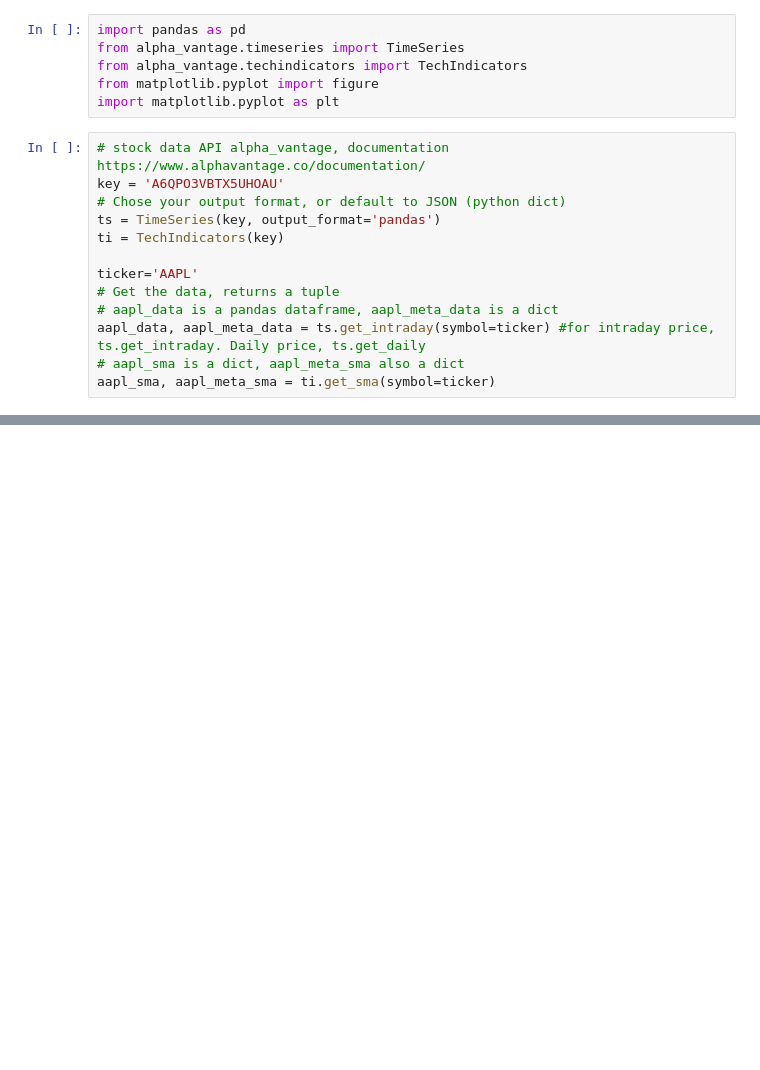
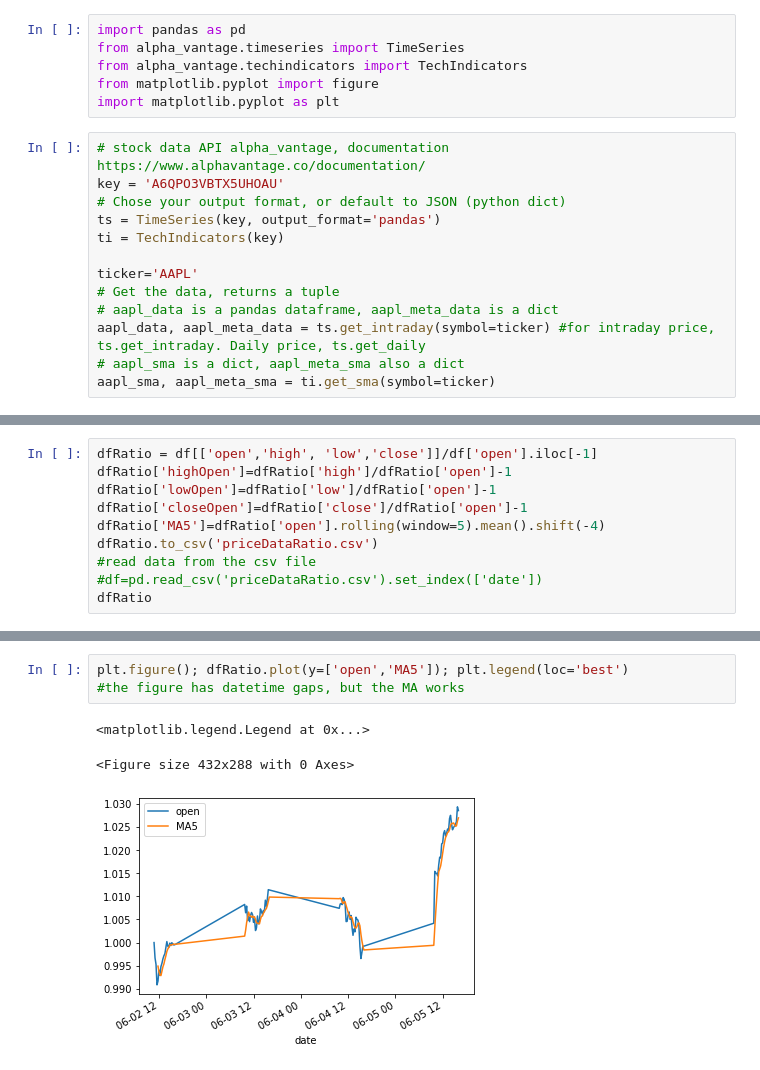
Before and after one commit to glenwang/AITrading, a Jupyter notebook: Trial1.ipynb, the cells around one changed output, grey strips where cells are left out. Drawn from its saved outputs; the diff is of its cells as text; blank space fills up the shorter version.

```diff
--- a/Trial1.ipynb
+++ b/Trial1.ipynb
@@ -61,0 +45,10 @@ dfRatio
+# %%
+dfRatio = df[['open','high', 'low','close']]/df['open'].iloc[-1]
+dfRatio['highOpen']=dfRatio['high']/dfRatio['open']-1
+dfRatio['lowOpen']=dfRatio['low']/dfRatio['open']-1
+dfRatio['closeOpen']=dfRatio['close']/dfRatio['open']-1
+dfRatio['MA5']=dfRatio['open'].rolling(window=5).mean().shift(-4)
+dfRatio.to_csv('priceDataRatio.csv')
+#read data from the csv file
+#df=pd.read_csv('priceDataRatio.csv').set_index(['date'])
+dfRatio
@@ -62,3 +70,10 @@ dfRatio
+# %%
+plt.figure(); dfRatio.plot(y=['open','MA5']); plt.legend(loc='best')
+#the figure has datetime gaps, but the MA works
+# %% [output]
+<matplotlib.legend.Legend at 0x...>
+<Figure size 432x288 with 0 Axes>
+[figure, added]
 # %%
 import plotly.graph_objects as go
 
```
Also changed, not shown: parts of 4 cells of this notebook, 2 other files.
